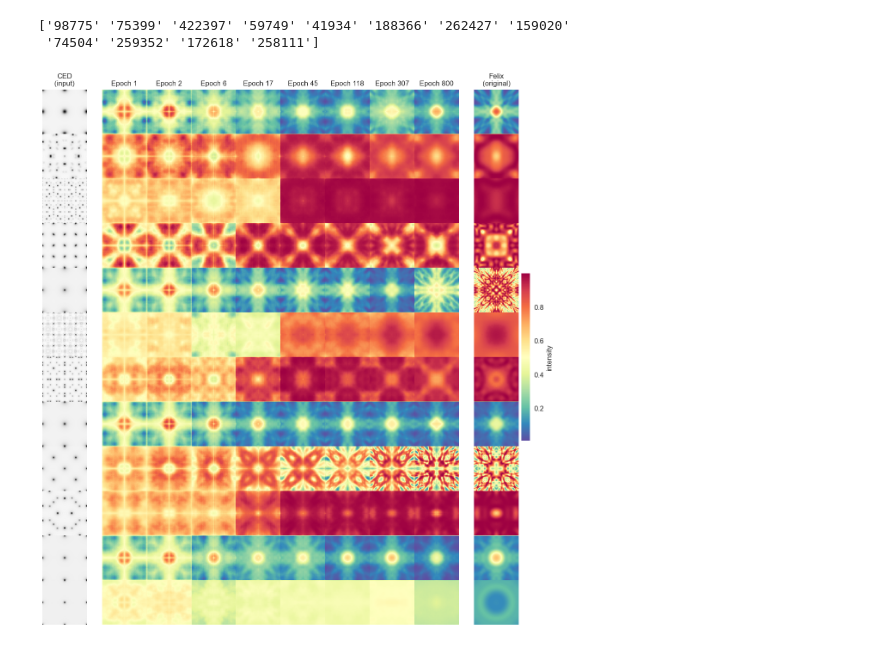
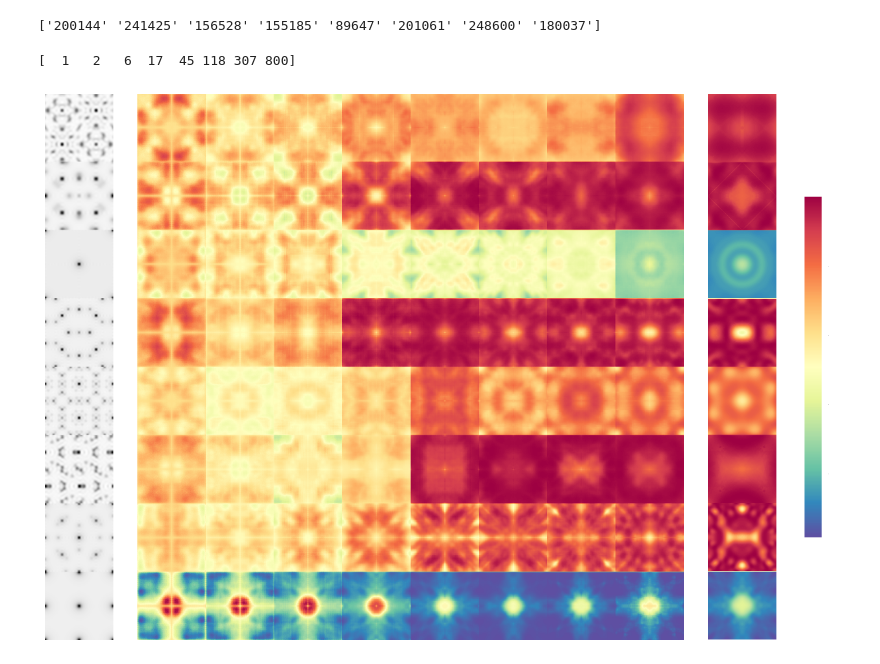
Before and after one commit to wephy/felix-ml, a Jupyter notebook: notebooks/3.0-jw-MS-SSIM-reconstruction.ipynb, the cells around one changed output. Saved outputs shown, nothing was run; the diff lists cells and outputs as text; code cells hidden in the pictures.

```diff
--- a/notebooks/3.0-jw-MS-SSIM-reconstruction.ipynb
+++ b/notebooks/3.0-jw-MS-SSIM-reconstruction.ipynb
@@ -11,15 +11,15 @@ sys.path.append(os.path.abspath(os.path.join("..")))
 # %%
 from src.models.autoencoder_C16_M32 import AELitModule
 
-data_dir = "../data/FDP/"
-sample_size = 12
-ICSD_codes = os.listdir(data_dir)
-chosen_codes = np.random.choice(ICSD_codes, sample_size)
+data_dir = "../data/"
+sample_size = 8
+with open(os.path.join(data_dir, "splits", "0", "test")) as file:
+    codes = file.read().split("\n")[:-1]
+chosen_codes = np.random.choice(codes, sample_size)
 # %%
 print(chosen_codes)
 # %% [output]
-['98775' '75399' '422397' '59749' '41934' '188366' '262427' '159020'
- '74504' '259352' '172618' '258111']
+['200144' '241425' '156528' '155185' '89647' '201061' '248600' '180037']
 # %%
 run = "logs/train/24_C16_M32"
 
@@ -32,7 +32,7 @@ structures = torch.stack(
     [
         transform(
             np.load(
-                os.path.join(data_dir, ICSD_code, ICSD_code + "_structure.npy")
+                os.path.join(data_dir, "FDP", ICSD_code, ICSD_code + "_structure.npy")
             ).astype(np.float32)
         )
         for ICSD_code in chosen_codes
@@ -42,7 +42,7 @@ patterns = torch.stack(
     [
         transform(
             np.clip(
-                np.load(os.path.join(data_dir, ICSD_code, ICSD_code + "_+0+0+0.npy")),
+                np.load(os.path.join(data_dir, "FDP", ICSD_code, ICSD_code + "_+0+0+0.npy")),
                 0,
                 1,
             ).astype(np.float32)
@@ -62,33 +62,37 @@ for epoch in epochs:
 
 structures = structures.view(sample_size * 128, 128).detach().cpu().numpy()
 patterns = patterns.view(sample_size * 128, 128).detach().cpu().numpy()
+# %%
+print(epochs + 1)
+# %% [output]
+[  1   2   6  17  45 118 307 800]
 # %%
 plt.style.use("seaborn-v0_8")
 scale = 1.4
 fig = plt.figure(figsize=(scale * (len(epochs) + 2.45), scale * sample_size))
-gs0 =  gridspec.GridSpec(1, 3, wspace=0.1, width_ratios=[1, len(epochs), 1.25])
+gs0 =  gridspec.GridSpec(1, 3, wspace=0.1, width_ratios=[1, len(epochs), 1.663])
 gs00 = gridspec.GridSpecFromSubplotSpec(1, len(epochs), wspace=0, width_ratios=[*[1]*len(epochs)],
                                         subplot_spec=gs0[1])
 axs = [fig.add_subplot(gs00[0, i]) for i in range(len(epochs))]
 axs.append(fig.add_subplot(gs0[2]))
 axs.append(fig.add_subplot(gs0[0]))
 
 for i, epoch in enumerate(epochs):
     im = axs[i].imshow(1 - epochs_fakes[i], cmap="Spectral_r")
-    axs[i].set_title(f"Epoch {str(epoch + 1)}")
+    # axs[i].set_title(f"Epoch {str(epoch + 1)}")
 
 im1 = axs[-2].imshow(1 - patterns, cmap="Spectral_r")
-axs[-2].set_title("Felix\n(original)")
-cbar = fig.colorbar(im1, ax=axs[-2], label="intensity")
-cbar.ax.tick_params(labelsize=12)
+# axs[-2].set_title("Felix\n(original)")
+cbar = fig.colorbar(im1, ax=axs[-2], pad=0.25)#, label="intensity")
+cbar.ax.tick_params(labelsize=0)
 cbar.ax.yaxis.label.set_size(12)
 
 im0 = axs[-1].imshow(structures, cmap="Greys")
-axs[-1].set_title("CED\n(input)")
+# axs[-1].set_title("CED\n(input)")
 
 for ax in axs:
     ax.axis("off")
 
 plt.show()
 # %% [output]
-[figure, old version]
+[figure, new version]
```
Also changed, not shown: 13 other files.
